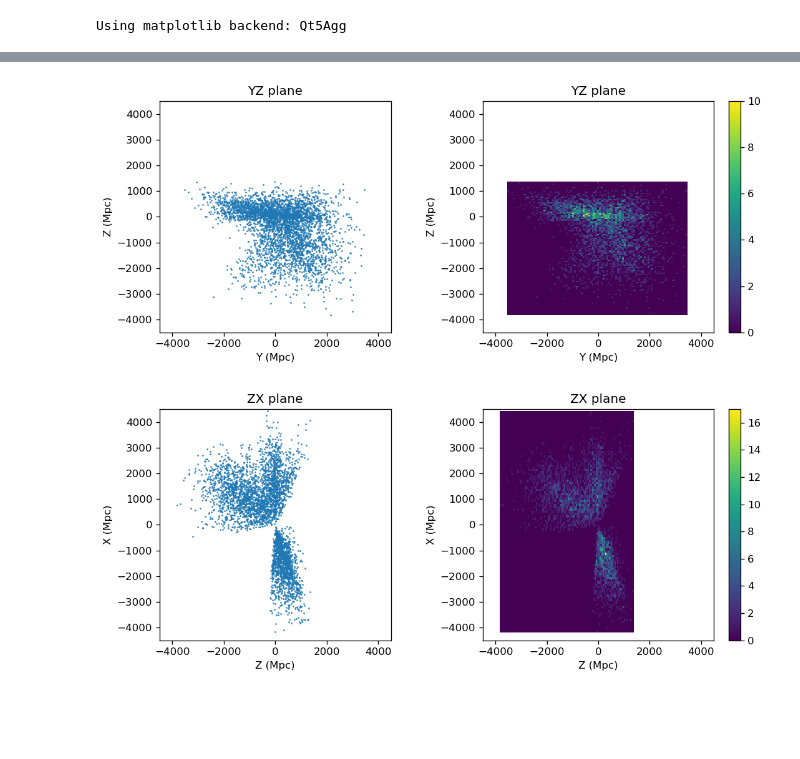
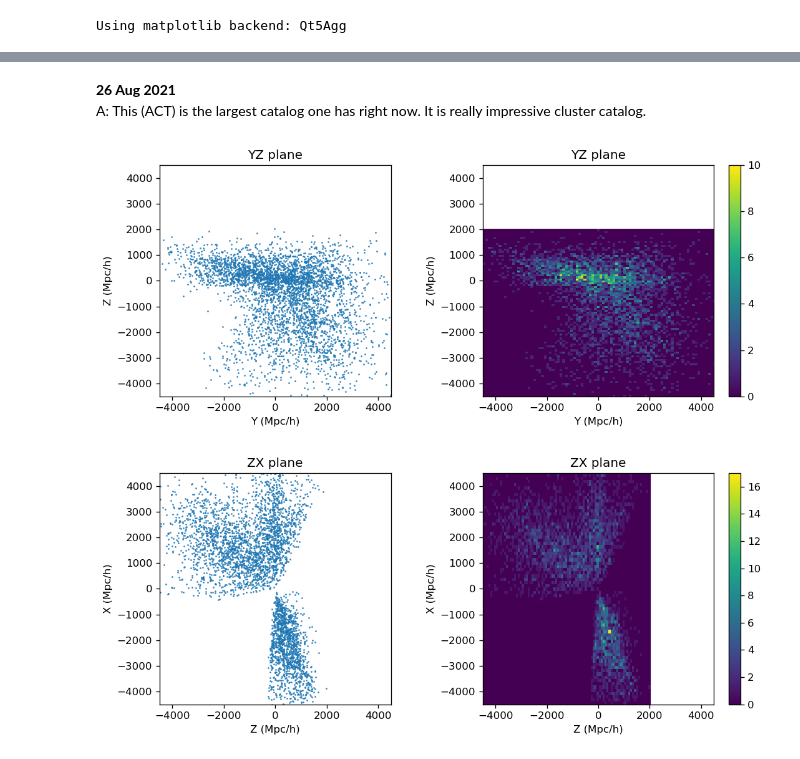
Before and after one commit to awaismirza92/velocity-reconstruction-and-kinetic-SZ, a Jupyter notebook: codes_for_ACT/ACT_cluster_visualization.ipynb, the cells around one changed output, grey strips where cells are left out. Saved outputs shown, nothing was run; the diff lists cells and outputs as text; code cells hidden in the pictures; blank space fills up the shorter version.

```diff
--- a/codes_for_ACT/ACT_cluster_visualization.ipynb
+++ b/codes_for_ACT/ACT_cluster_visualization.ipynb
@@ -92,6 +92,6 @@ numpy.ndarray
 from astropy.cosmology import Planck18 as cosmo
 
 # This astropy function will give us a distance in Mpc
-df_act_clus_small['r_comov'] = cosmo.comoving_distance(df_act_clus_small['redshift']).value;
+df_act_clus_small['r_comov[Mpc/h]'] = cosmo.comoving_distance(df_act_clus_small['redshift']).value / cosmo.h;
 df_act_clus_small.describe()
 # %% [output]
@@ -107,11 +107,11 @@ df_act_clus_small.describe()
 # %%
 c = SkyCoord(ra = df_act_clus_small['RADeg'] * u.degree,
              dec = df_act_clus_small['decDeg'] * u.degree,
-             distance = df_act_clus_small['r_comov'] )
+             distance = df_act_clus_small['r_comov[Mpc/h]'] )
 
-df_act_clus_small['x_comov'] = c.cartesian.x.value
-df_act_clus_small['y_comov'] = c.cartesian.y.value
-df_act_clus_small['z_comov'] = c.cartesian.z.value
+df_act_clus_small['x_comov[Mpc/h]'] = c.cartesian.x.value
+df_act_clus_small['y_comov[Mpc/h]'] = c.cartesian.y.value
+df_act_clus_small['z_comov[Mpc/h]'] = c.cartesian.z.value
 
 df_act_clus_small.head()
 # %% [output]
@@ -202,37 +231,40 @@ plt.tight_layout();
+# %% [markdown]
+**26 Aug 2021**
+A: This (ACT) is the largest catalog one has right now. It is really impressive cluster catalog.
 # %%
 %matplotlib inline
 
 plt.figure(dpi = dpi * 1, figsize = (9.5, 4))
 
 plt.subplot(121)
 no_gal_show = -1
-plt.scatter(df_act_clus_small['y_comov'],
-            df_act_clus_small['z_comov'],
+plt.scatter(df_act_clus_small['y_comov[Mpc/h]'],
+            df_act_clus_small['z_comov[Mpc/h]'],
             s = 0.5, alpha = 0.8)
 plt.gca().set_aspect('equal', adjustable='box')
 low_lim, high_lim = -4500, 4500
 plt.xlim(low_lim, high_lim)
 plt.ylim(low_lim, high_lim)
-plt.xlabel('Y (Mpc)')
-plt.ylabel('Z (Mpc)')
+plt.xlabel('Y (Mpc/h)')
+plt.ylabel('Z (Mpc/h)')
 plt.title('YZ plane');
 
 plt.subplot(122)
-plt.hist2d(df_act_clus_small['y_comov'],
-           df_act_clus_small['z_comov'],
+plt.hist2d(df_act_clus_small['y_comov[Mpc/h]'],
+           df_act_clus_small['z_comov[Mpc/h]'],
            bins = 100)
 plt.gca().set_aspect('equal', adjustable='box')
 plt.xlim(low_lim, high_lim)
 plt.ylim(low_lim, high_lim)
 plt.gca().set_xticks(range(-4000, 4000 + 1, 2000))
-plt.xlabel('Y (Mpc)')
-plt.ylabel('Z (Mpc)')
+plt.xlabel('Y (Mpc/h)')
+plt.ylabel('Z (Mpc/h)')
 plt.title('YZ plane')
 plt.colorbar()
 
 plt.tight_layout();
 # %% [output]
-[figure, old version]
+[figure, new version]
 # %%
 %matplotlib inline
 
@@ -240,30 +272,30 @@ plt.figure(dpi = dpi * 1, figsize = (9.5, 4))
 
 plt.subplot(121)
 no_gal_show = -1
-plt.scatter(df_act_clus_small['z_comov'],
-            df_act_clus_small['x_comov'],
+plt.scatter(df_act_clus_small['z_comov[Mpc/h]'],
+            df_act_clus_small['x_comov[Mpc/h]'],
             s = 0.5, alpha = 0.8)
 plt.gca().set_aspect('equal', adjustable='box')
 low_lim, high_lim = -4500, 4500
 plt.xlim(low_lim, high_lim)
 plt.ylim(low_lim, high_lim)
-plt.xlabel('Z (Mpc)')
-plt.ylabel('X (Mpc)')
+plt.xlabel('Z (Mpc/h)')
+plt.ylabel('X (Mpc/h)')
 plt.title('ZX plane');
 
 plt.subplot(122)
-plt.hist2d(df_act_clus_small['z_comov'],
-           df_act_clus_small['x_comov'],
+plt.hist2d(df_act_clus_small['z_comov[Mpc/h]'],
+           df_act_clus_small['x_comov[Mpc/h]'],
            bins = 100)
 plt.gca().set_aspect('equal', adjustable='box')
 plt.xlim(low_lim, high_lim)
 plt.ylim(low_lim, high_lim)
 plt.gca().set_xticks(range(-4000, 4000 + 1, 2000))
-plt.xlabel('Z (Mpc)')
-plt.ylabel('X (Mpc)')
+plt.xlabel('Z (Mpc/h)')
+plt.ylabel('X (Mpc/h)')
 plt.title('ZX plane')
 plt.colorbar()
 
 plt.tight_layout();
 # %% [output]
-[figure, old version]
+[figure, new version]
```
Also changed, not shown: parts of 10 cells of this notebook.
